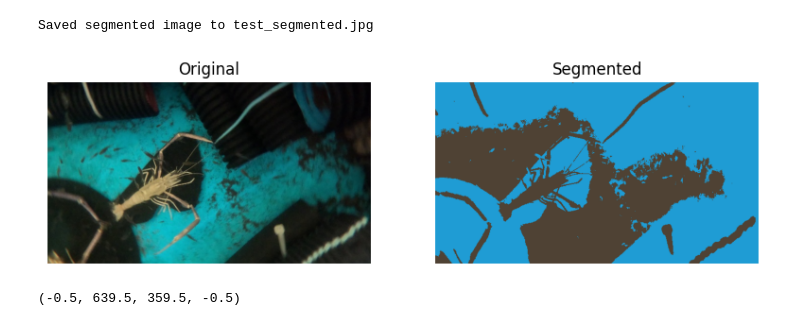
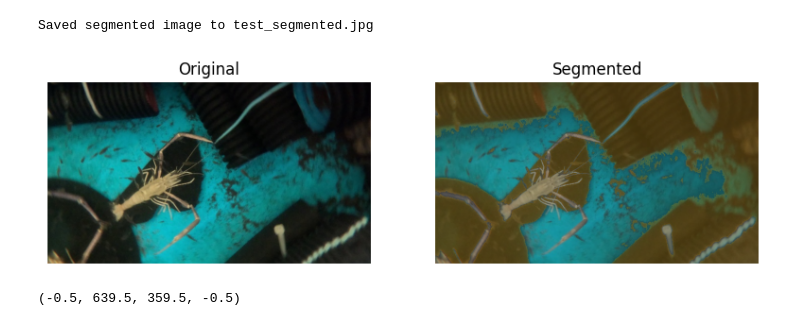
Before and after one commit to gbo999/Computer-Vision-for-Aquaculture-Monitoring-Robot, a Jupyter notebook: fifty_one/measurements/molt.ipynb, the cells around one changed output. Cells and saved outputs as stored; diff of their text form; code cells hidden in the pictures.

```diff
--- a/fifty_one/measurements/molt.ipynb
+++ b/fifty_one/measurements/molt.ipynb
@@ -2882,35 +2882,35 @@ def segment_with_texture_preserve(image):
 
     # Instead of solid colors, blend with original image
     segmented = np.zeros_like(image)
 
     # For light areas (mask > 0), tint towards azure
     azure_tint = np.full_like(image, AZURE_COLOR)
     light_blend = cv2.addWeighted(image, 0.7, azure_tint, 0.3, 0)
 
     # For dark areas (mask == 0), tint towards turquoise
     turquoise_tint = np.full_like(image, TURQUOISE_COLOR)
     dark_blend = cv2.addWeighted(image, 0.7, turquoise_tint, 0.3, 0)
 
     # Combine based on mask
     segmented[mask > 0] = light_blend[mask > 0]
     segmented[mask == 0] = dark_blend[mask == 0]
 
     return segmented
 #color based segmentation
 if img is not None:
     segmented = segment_with_texture_preserve(img)
     plt.figure(figsize=(15, 5))
     plt.subplot(131)
     plt.imshow(cv2.cvtColor(img, cv2.COLOR_BGR2RGB))
     plt.title('Original')
     plt.axis('off')
 
     plt.subplot(132)
-    plt.imshow(segmented)
+    plt.imshow(cv2.cvtColor(segmented, cv2.COLOR_BGR2RGB))
     plt.title('Segmented')
     plt.axis('off')
 # %% [output]
-[figure, old version]
+[figure, new version]
 # %%
 def color_based_segmentation(image, lower_bound=None, upper_bound=None):
     """
```
